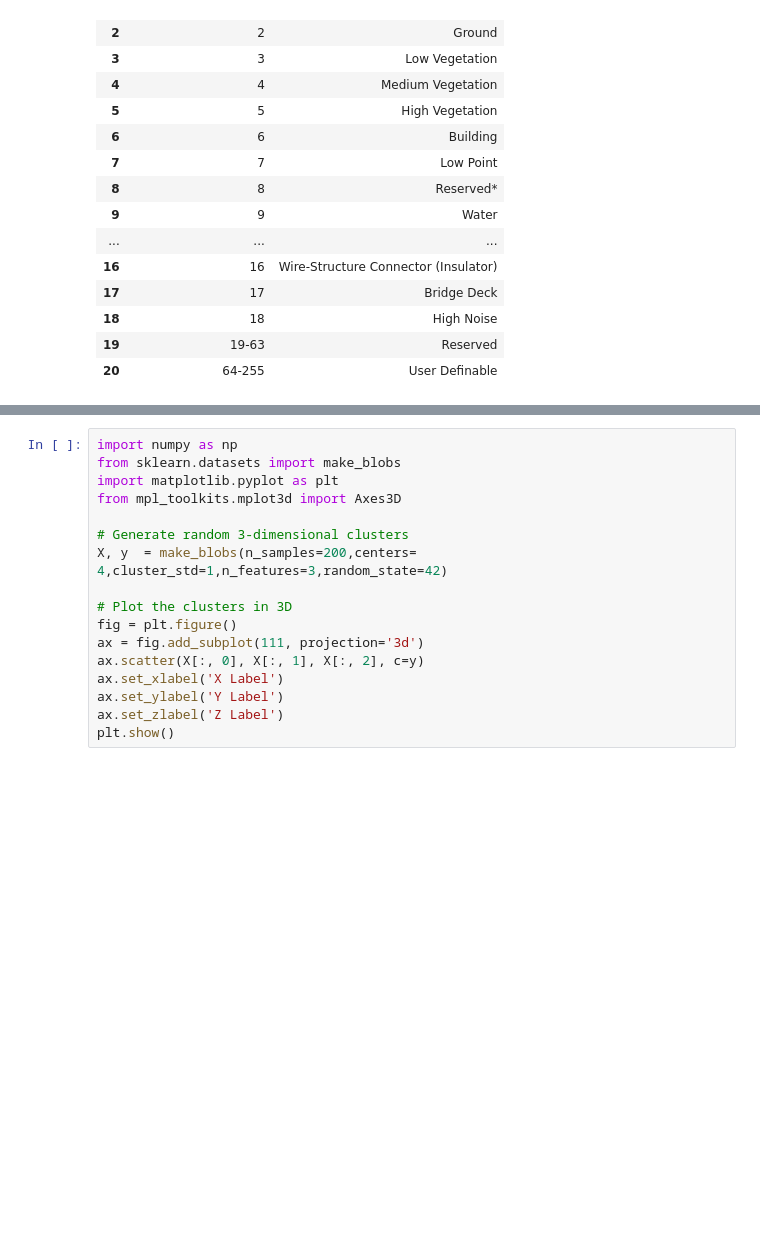
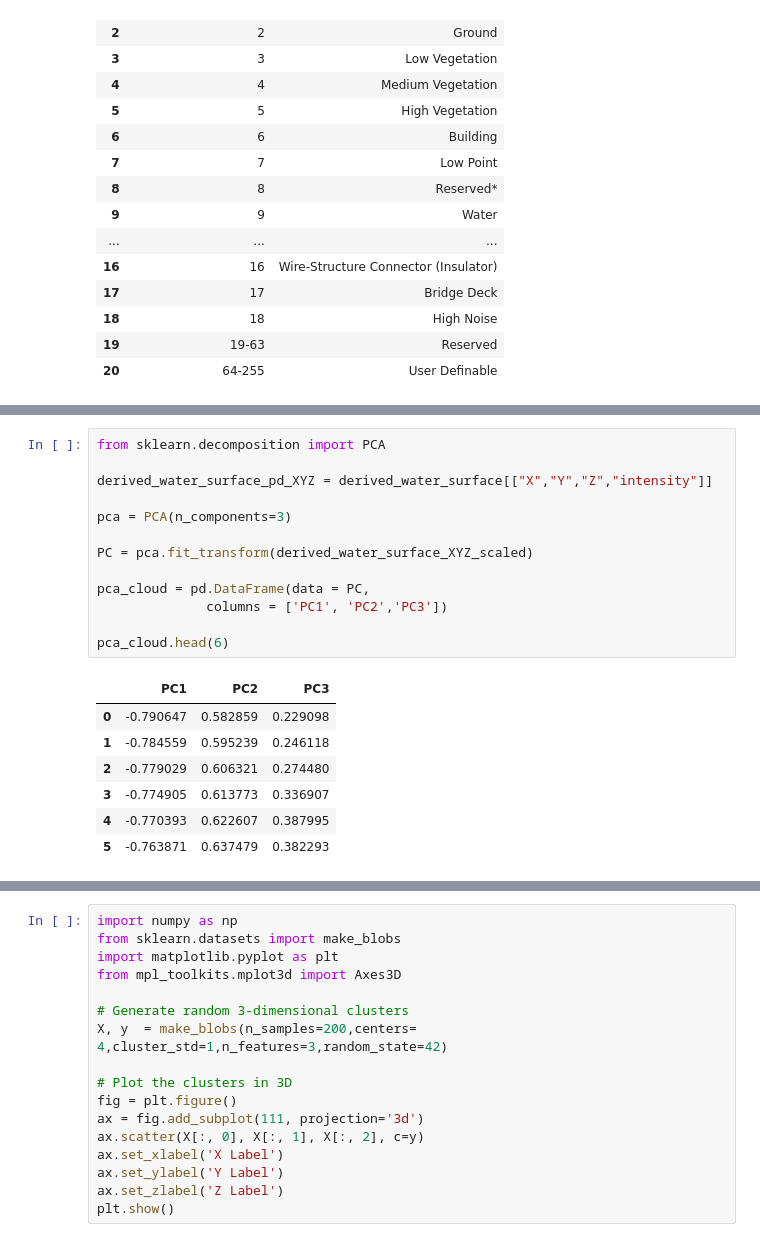
Before and after one commit to JuanCReyes1/lidar_processing, a Jupyter notebook: python38/laspy_open3d.ipynb, the cells around one changed output, grey strips where cells are left out. Saved outputs shown, nothing was run; the diff lists cells and outputs as text; blank space fills up the shorter version.

```diff
--- a/python38/laspy_open3d.ipynb
+++ b/python38/laspy_open3d.ipynb
@@ -390,0 +569,21 @@ array([[ 290629160, -186168228,       -878],
+# %%
+from sklearn.decomposition import PCA
+
+derived_water_surface_pd_XYZ = derived_water_surface[["X","Y","Z","intensity"]]
+
+pca = PCA(n_components=3)
+
+PC = pca.fit_transform(derived_water_surface_XYZ_scaled)
+
+pca_cloud = pd.DataFrame(data = PC,
+              columns = ['PC1', 'PC2','PC3'])
+
+pca_cloud.head(6)
+# %% [output]
+|  | PC1 | PC2 | PC3 |
+| 0 | -0.790647 | 0.582859 | 0.229098 |
+| 1 | -0.784559 | 0.595239 | 0.246118 |
+| 2 | -0.779029 | 0.606321 | 0.274480 |
+| 3 | -0.774905 | 0.613773 | 0.336907 |
+| 4 | -0.770393 | 0.622607 | 0.387995 |
+| 5 | -0.763871 | 0.637479 | 0.382293 |
```
Also changed, not shown: parts of 24 cells of this notebook, 2 other files.
